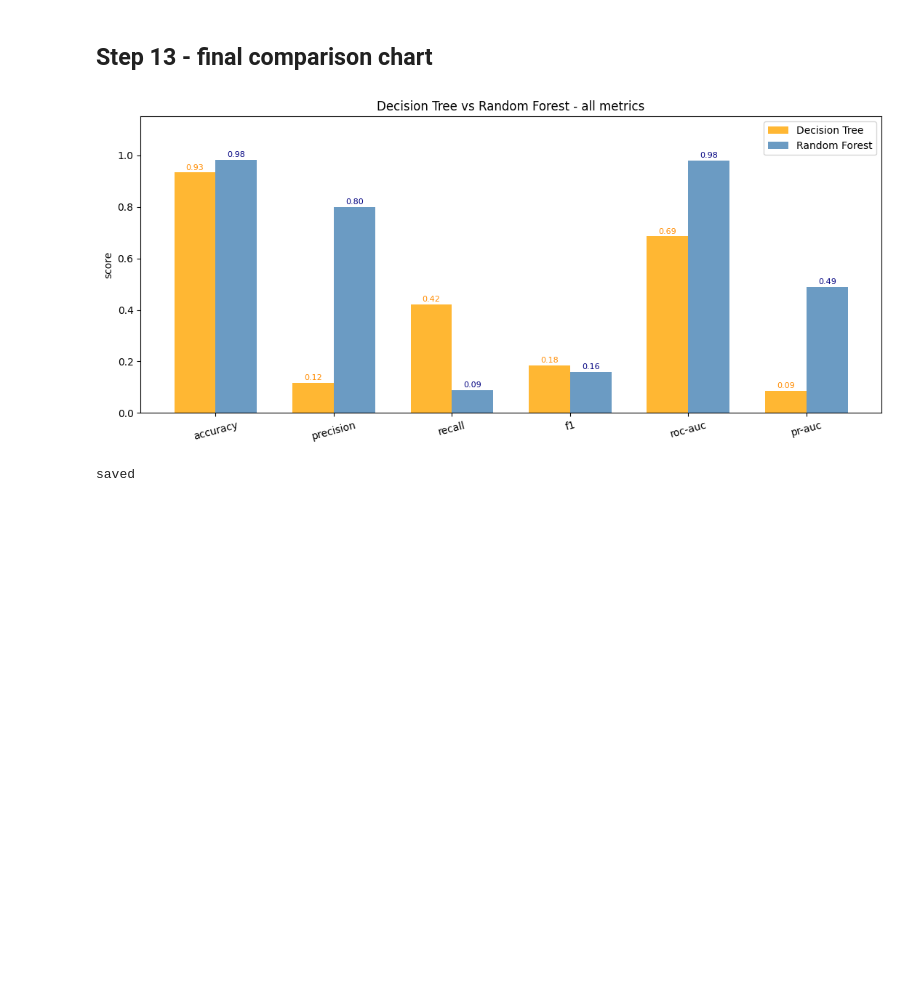
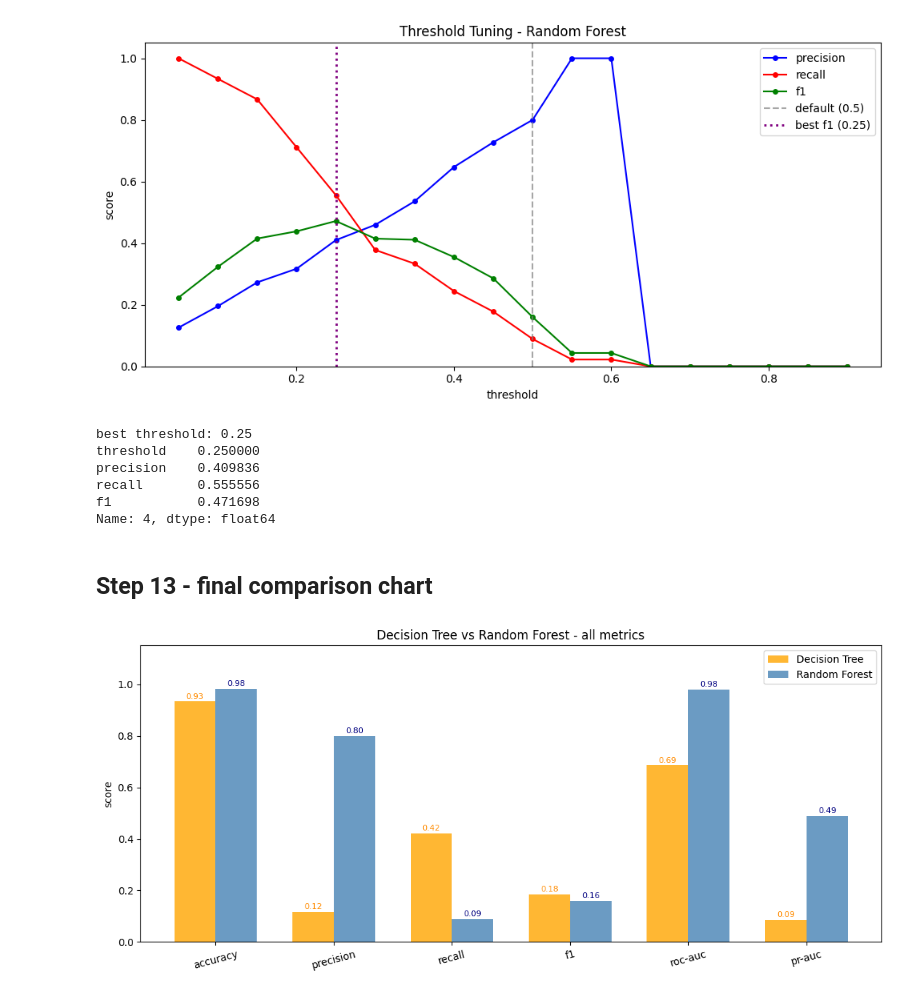
Before and after one commit to Rajeshydv07/60-days-data-science, a Jupyter notebook: day18/day18_fraud_detection.ipynb, the cells around one changed output. Cells and saved outputs as stored; diff of their text form; code cells hidden in the pictures; blank space fills up the shorter version.

```diff
--- a/day18/day18_fraud_detection.ipynb
+++ b/day18/day18_fraud_detection.ipynb
@@ -625,3 +472,49 @@ Name: 4, dtype: float64
+# %%
+thresholds = np.arange(0.05, 0.95, 0.05)
+
+rows = []
+for t in thresholds:
+    pred_t = (rf_proba >= t).astype(int)
+    rows.append({
+        'threshold': round(t, 2),
+        'precision': precision_score(y_test, pred_t, zero_division=0),
+        'recall'   : recall_score(y_test, pred_t),
+        'f1'       : f1_score(y_test, pred_t, zero_division=0)
+    })
+
+thresh_df = pd.DataFrame(rows)
+
+fig, ax = plt.subplots(figsize=(10, 5))
+ax.plot(thresh_df['threshold'], thresh_df['precision'], 'b-o', ms=4, label='precision')
+ax.plot(thresh_df['threshold'], thresh_df['recall'],    'r-o', ms=4, label='recall')
+ax.plot(thresh_df['threshold'], thresh_df['f1'],        'g-o', ms=4, label='f1')
+
+ax.axvline(0.5, color='gray', linestyle='--', alpha=0.7, label='default (0.5)')
+
+best_idx = thresh_df['f1'].idxmax()
+best_t   = thresh_df.loc[best_idx, 'threshold']
+ax.axvline(best_t, color='purple', linestyle=':', lw=2, label=f'best f1 ({best_t})')
+
+ax.set_xlabel('threshold')
+ax.set_ylabel('score')
+ax.set_title('Threshold Tuning - Random Forest')
+ax.legend()
+ax.set_ylim(0, 1.05)
+
+plt.tight_layout()
+plt.savefig('threshold_analysis.png', bbox_inches='tight', dpi=150)
+plt.show()
+
+print(f"best threshold: {best_t}")
+print(thresh_df.loc[best_idx])
+# %% [output]
+[figure, added]
+best threshold: 0.25
+threshold    0.250000
+precision    0.409836
+recall       0.555556
+f1           0.471698
+Name: 4, dtype: float64
 # %% [markdown]
 ## Step 13 - final comparison chart
 # %%
@@ -639,14 +532,12 @@ b1 = ax.bar(x - w/2, dt_vals, w, label='Decision Tree', color='orange', alpha=0.
 b2 = ax.bar(x + w/2, rf_vals, w, label='Random Forest', color='steelblue', alpha=0.8)
 
 ax.set_xticks(x)
-ax.set_xticklabels(['accuracy', 'precision', 'recall', 'f1', 'roc-auc', 'pr-auc'],
-                    rotation=15)
+ax.set_xticklabels(['accuracy', 'precision', 'recall', 'f1', 'roc-auc', 'pr-auc'], rotation=15)
 ax.set_ylabel('score')
 ax.set_ylim(0, 1.15)
 ax.set_title('Decision Tree vs Random Forest - all metrics')
 ax.legend()
 
-# value labels on each bar
 for bar in b1:
     ax.text(bar.get_x() + bar.get_width()/2, bar.get_height() + 0.01,
             f'{bar.get_height():.2f}', ha='center', fontsize=8, color='darkorange')
@@ -657,10 +548,8 @@ for bar in b2:
 plt.tight_layout()
 plt.savefig('model_comparison.png', bbox_inches='tight', dpi=150)
 plt.show()
-print("saved")
 # %% [output]
 [figure]
-saved
 # %% [markdown]
 ## what i learned today
 
```
Also changed, not shown: parts of 55 cells of this notebook, 4 other files.
